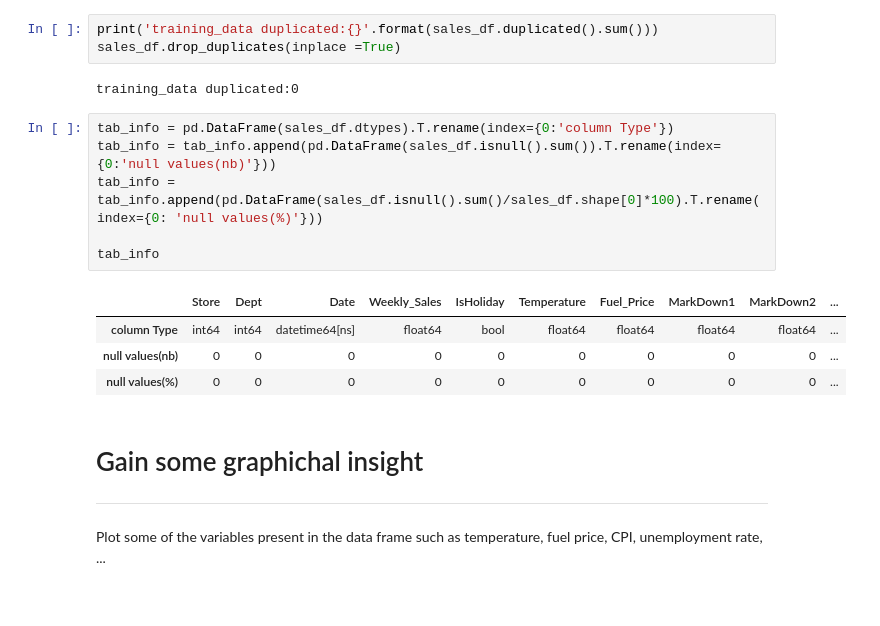
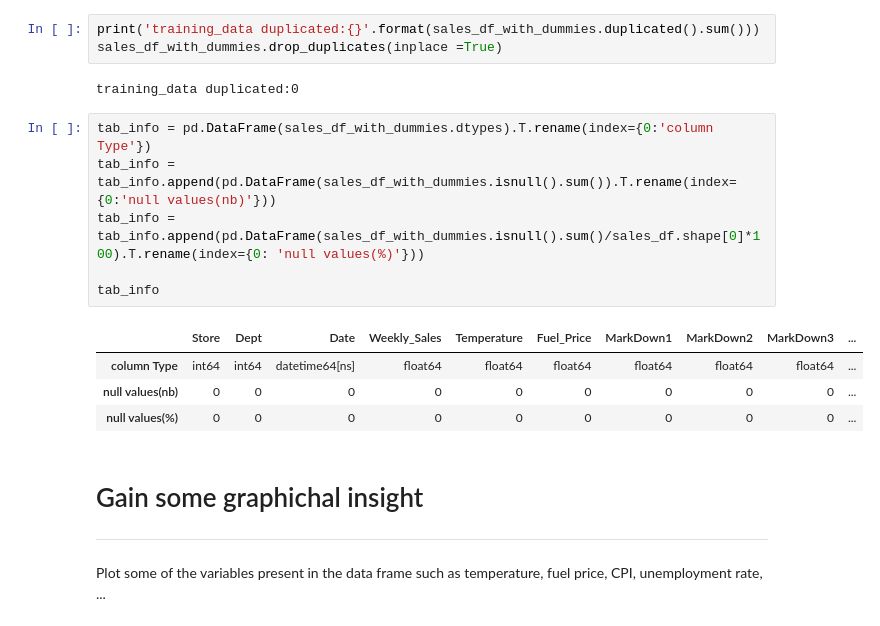
Before and after one commit to Sinethemba-nongqoto/Research-project, a Jupyter notebook: Analysis_0f_Results.ipynb, the cells around one changed output. Cells and saved outputs as stored; diff of their text form.

```diff
--- a/Analysis_0f_Results.ipynb
+++ b/Analysis_0f_Results.ipynb
@@ -169,19 +181,19 @@ sales_df.head()
 # %% [markdown]
 # Check data and features
 # %%
-print('training_data duplicated:{}'.format(sales_df.duplicated().sum()))
-sales_df.drop_duplicates(inplace =True)
+print('training_data duplicated:{}'.format(sales_df_with_dummies.duplicated().sum()))
+sales_df_with_dummies.drop_duplicates(inplace =True)
 # %% [output]
 training_data duplicated:0
 # %%
-tab_info = pd.DataFrame(sales_df.dtypes).T.rename(index={0:'column Type'})
-tab_info = tab_info.append(pd.DataFrame(sales_df.isnull().sum()).T.rename(index={0:'null values(nb)'}))
-tab_info = tab_info.append(pd.DataFrame(sales_df.isnull().sum()/sales_df.shape[0]*100).T.rename(index={0: 'null values(%)'}))
+tab_info = pd.DataFrame(sales_df_with_dummies.dtypes).T.rename(index={0:'column Type'})
+tab_info = tab_info.append(pd.DataFrame(sales_df_with_dummies.isnull().sum()).T.rename(index={0:'null values(nb)'}))
+tab_info = tab_info.append(pd.DataFrame(sales_df_with_dummies.isnull().sum()/sales_df.shape[0]*100).T.rename(index={0: 'null values(%)'}))
 
 tab_info
 # %% [output]
-|  | Store | Dept | Date | Weekly_Sales | IsHoliday | Temperature | Fuel_Price | MarkDown1 | MarkDown2 | ... |
-| column Type | int64 | int64 | datetime64[ns] | float64 | bool | float64 | float64 | float64 | float64 | ... |
+|  | Store | Dept | Date | Weekly_Sales | Temperature | Fuel_Price | MarkDown1 | MarkDown2 | MarkDown3 | ... |
+| column Type | int64 | int64 | datetime64[ns] | float64 | float64 | float64 | float64 | float64 | float64 | ... |
 | null values(nb) | 0 | 0 | 0 | 0 | 0 | 0 | 0 | 0 | 0 | ... |
 | null values(%) | 0 | 0 | 0 | 0 | 0 | 0 | 0 | 0 | 0 | ... |
 # %% [markdown]
```
Also changed, not shown: parts of 20 cells of this notebook.
